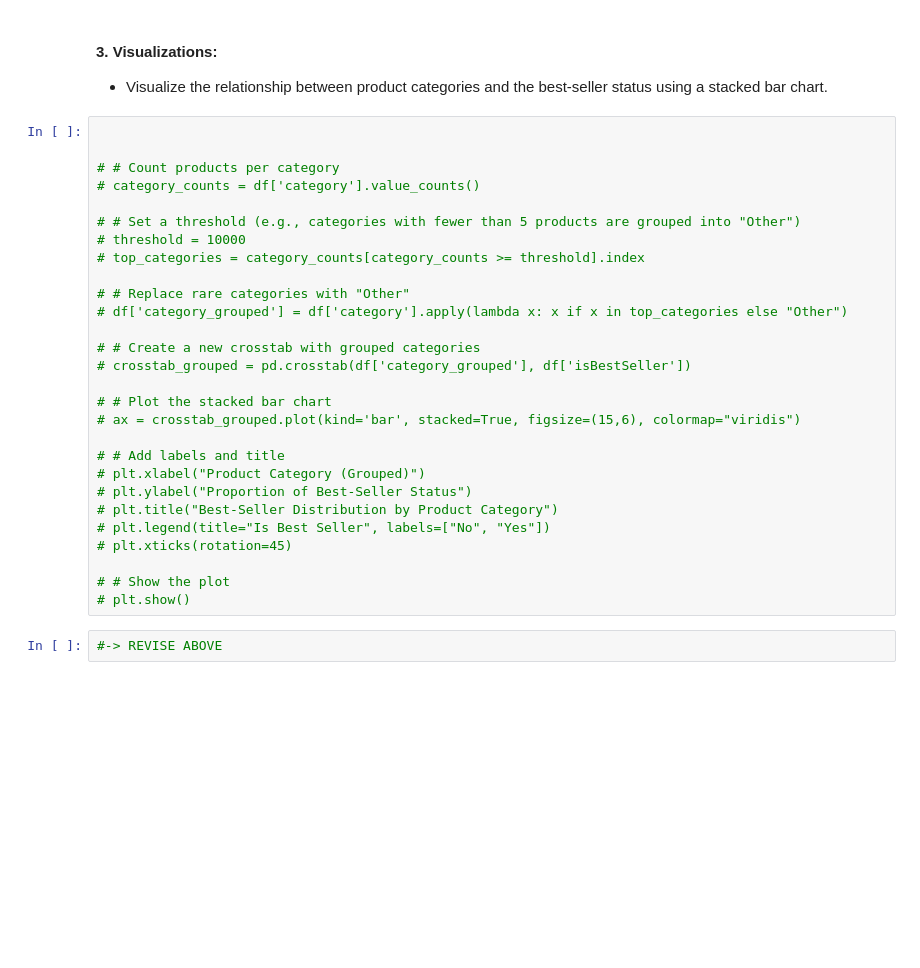
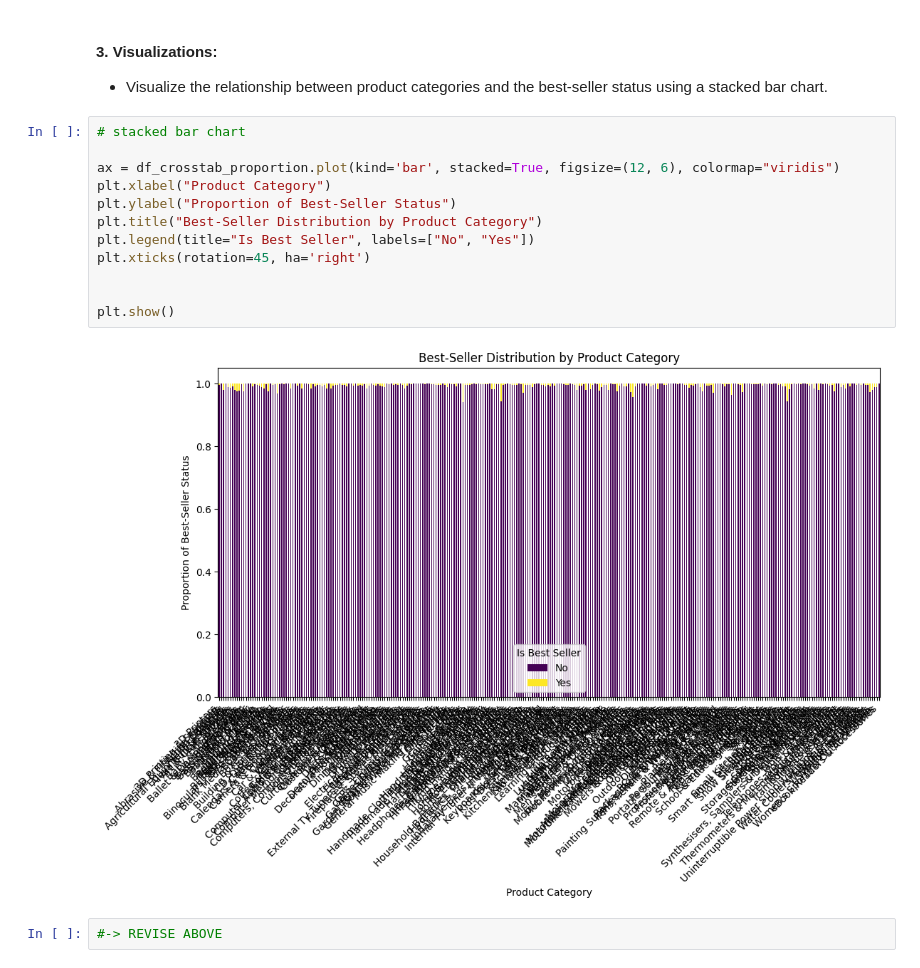
Before and after one commit to nicolasstephan/lab-eda-bivariate, a Jupyter notebook: main.ipynb, the cells around one changed output. Cells and saved outputs as stored; diff of their text form; blank space fills up the shorter version.

```diff
--- a/main.ipynb
+++ b/main.ipynb
@@ -117,33 +117,19 @@ cramers_v: 0.1222829439760564
 
 - Visualize the relationship between product categories and the best-seller status using a stacked bar chart.
 # %%
+# stacked bar chart
+
+ax = df_crosstab_proportion.plot(kind='bar', stacked=True, figsize=(12, 6), colormap="viridis")
+plt.xlabel("Product Category")
+plt.ylabel("Proportion of Best-Seller Status")
+plt.title("Best-Seller Distribution by Product Category")
+plt.legend(title="Is Best Seller", labels=["No", "Yes"])
+plt.xticks(rotation=45, ha='right')
 
 
-# # Count products per category
-# category_counts = df['category'].value_counts()
-
-# # Set a threshold (e.g., categories with fewer than 5 products are grouped into "Other")
-# threshold = 10000
-# top_categories = category_counts[category_counts >= threshold].index
-
-# # Replace rare categories with "Other"
-# df['category_grouped'] = df['category'].apply(lambda x: x if x in top_categories else "Other")
-
-# # Create a new crosstab with grouped categories
-# crosstab_grouped = pd.crosstab(df['category_grouped'], df['isBestSeller'])
-
-# # Plot the stacked bar chart
-# ax = crosstab_grouped.plot(kind='bar', stacked=True, figsize=(15,6), colormap="viridis")
-
-# # Add labels and title
-# plt.xlabel("Product Category (Grouped)")
-# plt.ylabel("Proportion of Best-Seller Status")
-# plt.title("Best-Seller Distribution by Product Category")
-# plt.legend(title="Is Best Seller", labels=["No", "Yes"])
-# plt.xticks(rotation=45)
-
-# # Show the plot
-# plt.show()
+plt.show()
+# %% [output]
+[figure, added]
 # %%
 #-> REVISE ABOVE
 # %% [markdown]
```
Also changed, not shown: parts of 2 cells of this notebook.
